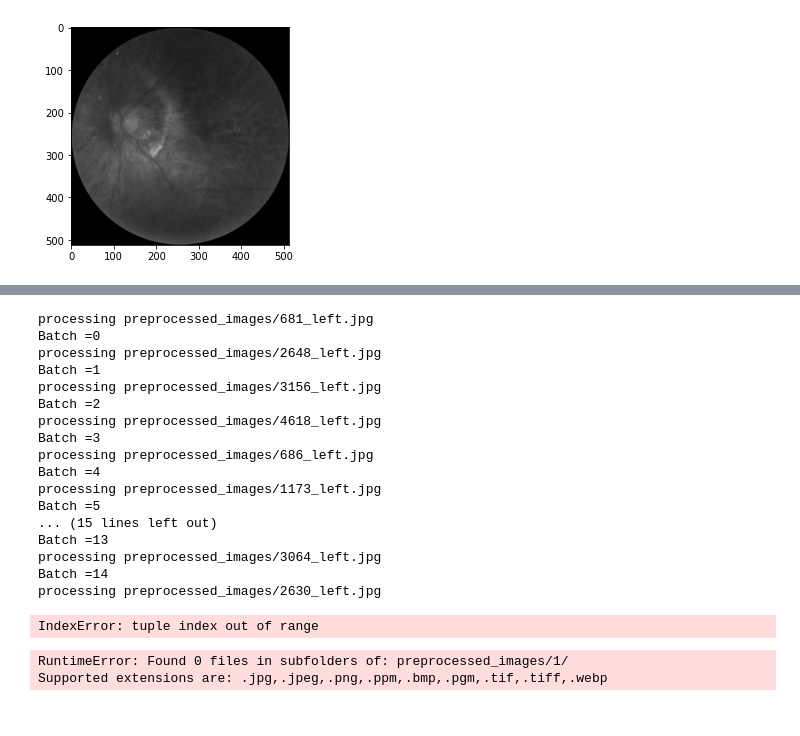
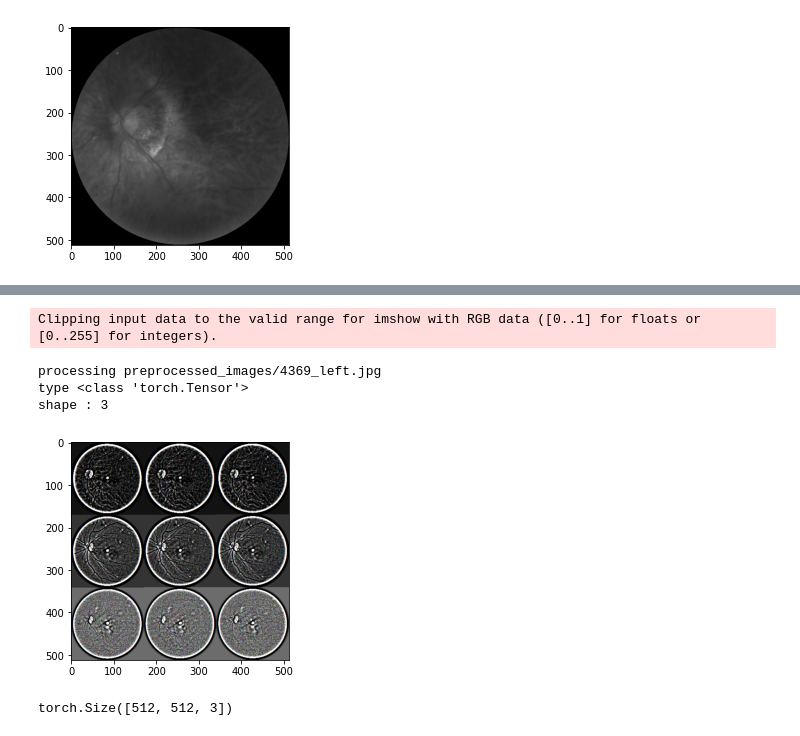
Before and after one commit to adblackx/ODR, a Jupyter notebook: preprocessing/preproc4.ipynb, the cells around one changed output, grey strips where cells are left out. Saved outputs shown, nothing was run; the diff lists cells and outputs as text; code cells hidden in the pictures.

```diff
--- a/preprocessing/preproc4.ipynb
+++ b/preprocessing/preproc4.ipynb
@@ -389,38 +391,37 @@ KeyboardInterrupt:
-# %%
-
-training_data_size=0.8
-train_size=int(training_data_size * len(dataset))
-test_size=len(dataset) - train_size
-
-train_dataset, test_dataset=torch.utils.data.random_split(dataset, [train_size,test_size])
-
-train_loader= DataLoader(train_dataset, batch_size=1, num_workers=0, shuffle=True)
-test_loader= DataLoader(test_dataset, batch_size=1, num_workers=0, shuffle=False)
-
-for (batch_idx, batch) in enumerate (train_loader):
-        print ("Batch =" + str (batch_idx))
-# %% [output]
-processing preprocessed_images/681_left.jpg
-Batch =0
-processing preprocessed_images/2648_left.jpg
-Batch =1
-processing preprocessed_images/3156_left.jpg
-Batch =2
-processing preprocessed_images/4618_left.jpg
-Batch =3
-processing preprocessed_images/686_left.jpg
-Batch =4
-processing preprocessed_images/1173_left.jpg
-Batch =5
-... (15 lines left out)
-Batch =13
-processing preprocessed_images/3064_left.jpg
-Batch =14
-processing preprocessed_images/2630_left.jpg
-IndexError: tuple index out of range
-# %%
-dataseteyes= datasets.ImageFolder (root='preprocessed_images/', transform=big_transforms)
-dataset_loader=torch.utils.data.DataLoader (dataset, batch_size=4, shuffle=True, num_workers=4)
-# %% [output]
-RuntimeError: Found 0 files in subfolders of: preprocessed_images/1/
-Supported extensions are: .jpg,.jpeg,.png,.ppm,.bmp,.pgm,.tif,.tiff,.webp
+# %%
+
+training_data_size=0.8
+train_size=int(training_data_size * len(dataset))
+test_size=len(dataset) - train_size
+
+train_dataset, test_dataset=torch.utils.data.random_split(dataset, [train_size,test_size])
+
+#for img, label in train_dataset:
+#    print (img.shape)
+#    print (type(img))
+#    img=img.reshape(512,512,3)
+#    plt.imshow  (img.numpy())
+#    plt.show ()
+
+train_loader= DataLoader(train_dataset, num_workers=0, shuffle=True)
+test_loader= DataLoader(test_dataset, num_workers=0, shuffle=False)
+
+
+#for (image_batch, labels_batch) in enumerate (train_loader):
+image_batch, labels_batch=next(iter(train_loader))
+print("type", type(image_batch))
+firstimage=image_batch[0]
+print("shape :", firstimage.shape[0])
+#img=img.reshape(512,512,3)
+#plt.imshow  (img.numpy())
+firstimage=firstimage.reshape(512,512,3)
+plt.imshow(firstimage.numpy())
+plt.show ()
+print(firstimage.shape)
+# %% [output]
+Clipping input data to the valid range for imshow with RGB data ([0..1] for floats or [0..255] for integers).
+processing preprocessed_images/4369_left.jpg
+type <class 'torch.Tensor'>
+shape : 3
+[figure, added]
+torch.Size([512, 512, 3])
```
Also changed, not shown: parts of 4 cells of this notebook, 2 other files.
